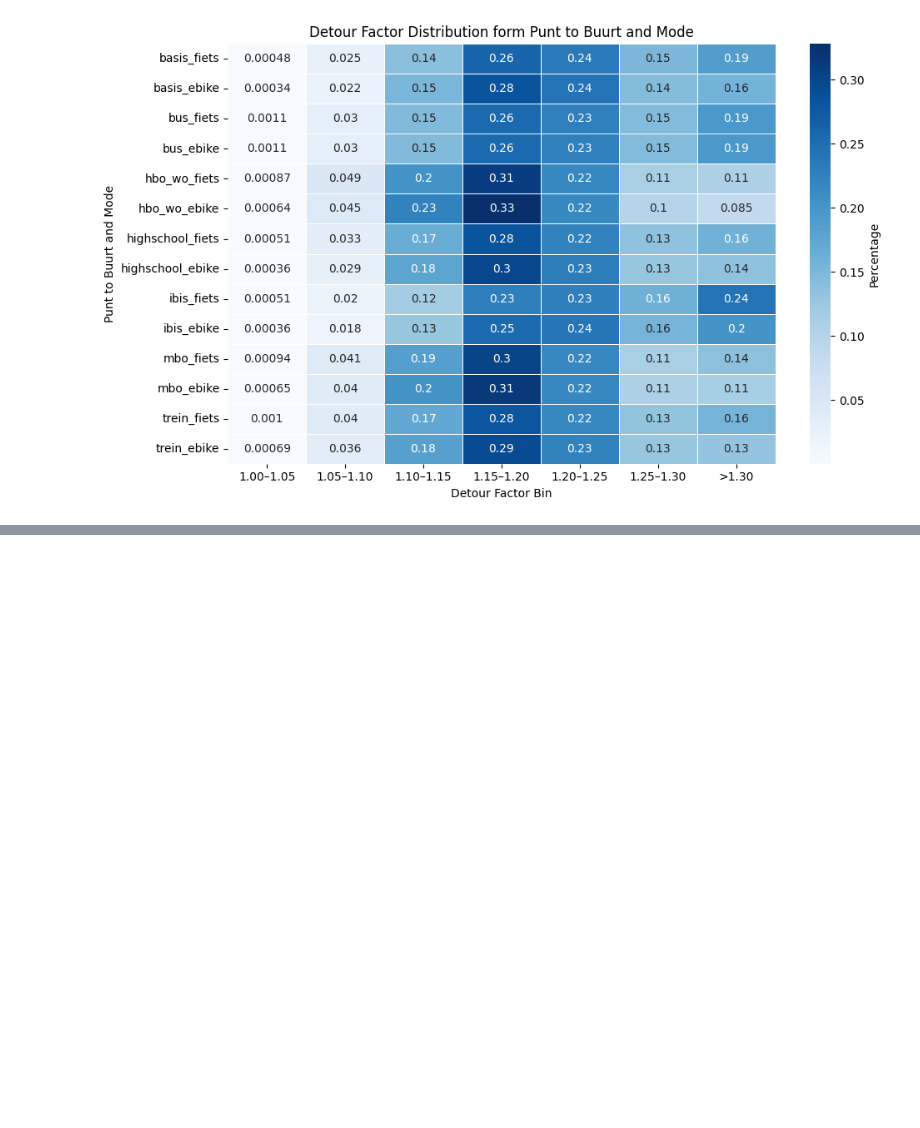
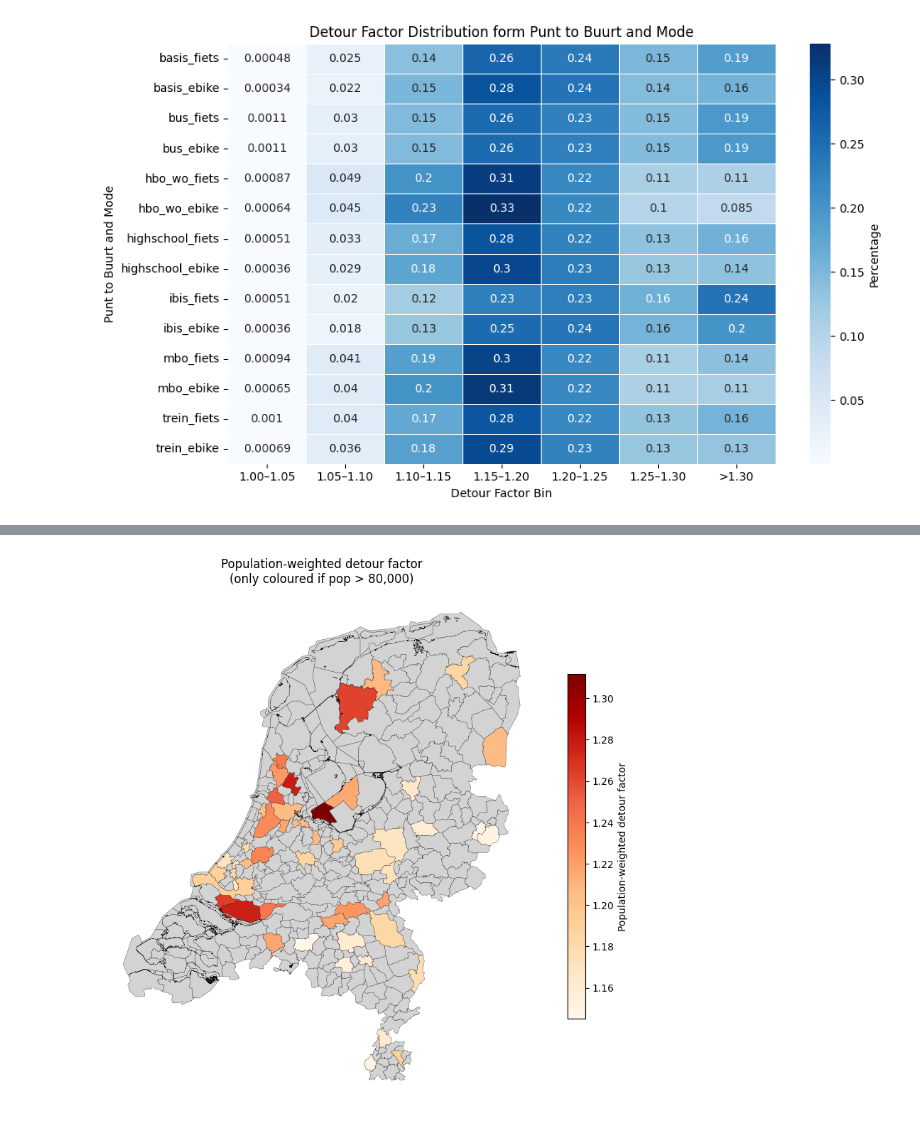
Before and after one commit to FabianScott/Design-of-AI-driven-business-operation, a Jupyter notebook: Topic1/top_detour.ipynb, the cells around one changed output, grey strips where cells are left out. Saved outputs shown, nothing was run; the diff lists cells and outputs as text; code cells hidden in the pictures; blank space fills up the shorter version.

```diff
--- a/Topic1/top_detour.ipynb
+++ b/Topic1/top_detour.ipynb
@@ -20,0 +144,89 @@ make_detour_matrix(matrix_data)
+# %%
+import numpy as np
+from pathlib import Path
+import pandas as pd
+import geopandas as gpd
+import matplotlib.pyplot as plt
+
+from codebase.buurt_calculations import read_all_punt_to_punt
+from codebase.data.load_demographics import load_demograhics
+
+def load_municipality_geometry(gpkg_path: Path) -> gpd.GeoDataFrame:
+    gdf = gpd.read_file(gpkg_path, layer="gemeenten")
+    gdf = (
+        gdf[["gemeentenaam", "aantal_inwoners", "geometry"]]
+        .rename(columns={"gemeentenaam": "gm_naam", "aantal_inwoners": "population"})
+    )
+    gdf["gm_naam"] = gdf["gm_naam"].str.title()
+    return gdf
+
+def weighted_detour_by_municipality(trips: pd.DataFrame, demo: pd.DataFrame) -> pd.DataFrame:
+    merged = (
+        trips
+        .merge(demo[["gwb_code", "gm_naam", "a_inw"]],
+               left_on="bu_code", right_on="gwb_code",
+               how="left", validate="many_to_one")
+        .dropna(subset=["a_inw"])
+    )
+
+    df_det = (
+        merged.groupby("gm_naam")
+              .apply(lambda x: (x["omrijdfactor"] * x["a_inw"]).sum() / x["a_inw"].sum())
+              .reset_index(name="pop_weighted_detour")
+    )
+    df_det["gm_naam"] = df_det["gm_naam"].str.title()
+    return df_det
+
+def plot_detour_map(gdf: gpd.GeoDataFrame, pop_thresh: int):
+    # mask out those below threshold, but keep geometry
+    gdf["plot_detour"] = gdf["pop_weighted_detour"].where(gdf["population"] > pop_thresh)
+
+    ax = gdf.plot(
+        column="plot_detour",
+        cmap="OrRd",
+        edgecolor="black",
+        linewidth=0.2,
+        figsize=(8, 10),
+        legend=True,
+        legend_kwds={"label": "Population-weighted detour factor", "shrink": 0.5},
+        missing_kwds={"color": "lightgrey", "label": f"pop ≤ {pop_thresh:,}"},
+    )
+    ax.set_title(
+        f"Population-weighted detour factor\n"
+        f"(only coloured if pop > {pop_thresh:,})",
+        fontsize=12
+    )
+    ax.axis("off")
+    plt.tight_layout()
+    plt.savefig(
+        f"Results/detour_map_{pop_thresh}.png",
+        dpi=300, bbox_inches="tight")
+    plt.show()
+
+def main(
+    category: str = "trein",
+    modes: tuple[str, ...] = ("fiets",),
+    gpkg: Path = Path("data/wijkenbuurten_2023_v2.gpkg"),
+    out_csv: Path = Path("detour_result.csv"),
+    min_population: int = 80000,
+):
+    # 1. load and concat all punt→buurt files
+    matrices = read_all_punt_to_punt([category], list(modes))
+    trips = pd.concat(matrices.values(), ignore_index=True)
+
+    # 2. compute detour
+    demo = load_demograhics()
+    det  = weighted_detour_by_municipality(trips, demo)
+    det.to_csv(out_csv, index=False)
+    print(f"Saved CSV → {out_csv}")
+
+    # 3. load geometry and merge
+    gdf = load_municipality_geometry(gpkg).merge(det, on="gm_naam", how="left")
+
+    # 4. plot with mask
+    plot_detour_map(gdf, min_population)
+
+# auto-run in notebook
+if "__file__" not in globals():
+    main()
+# %% [output]
@@ -20,0 +235 @@ make_detour_matrix(matrix_data)
+[figure, added]
```
Also changed, not shown: parts of 4 cells of this notebook, 4 other files.
